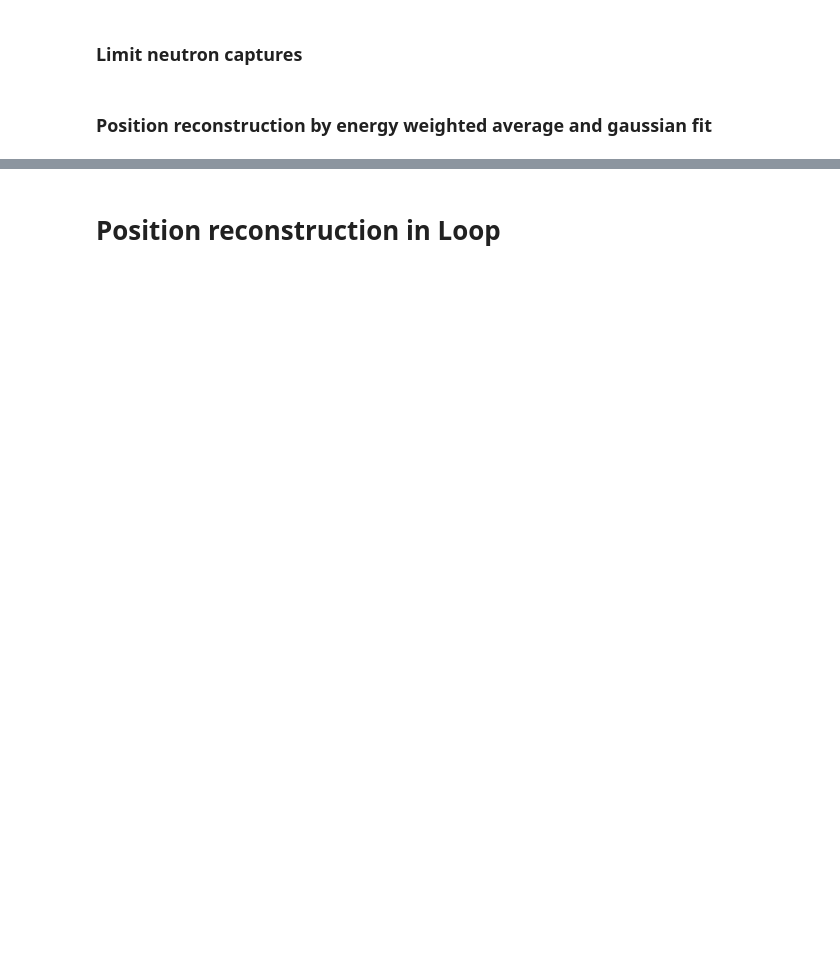
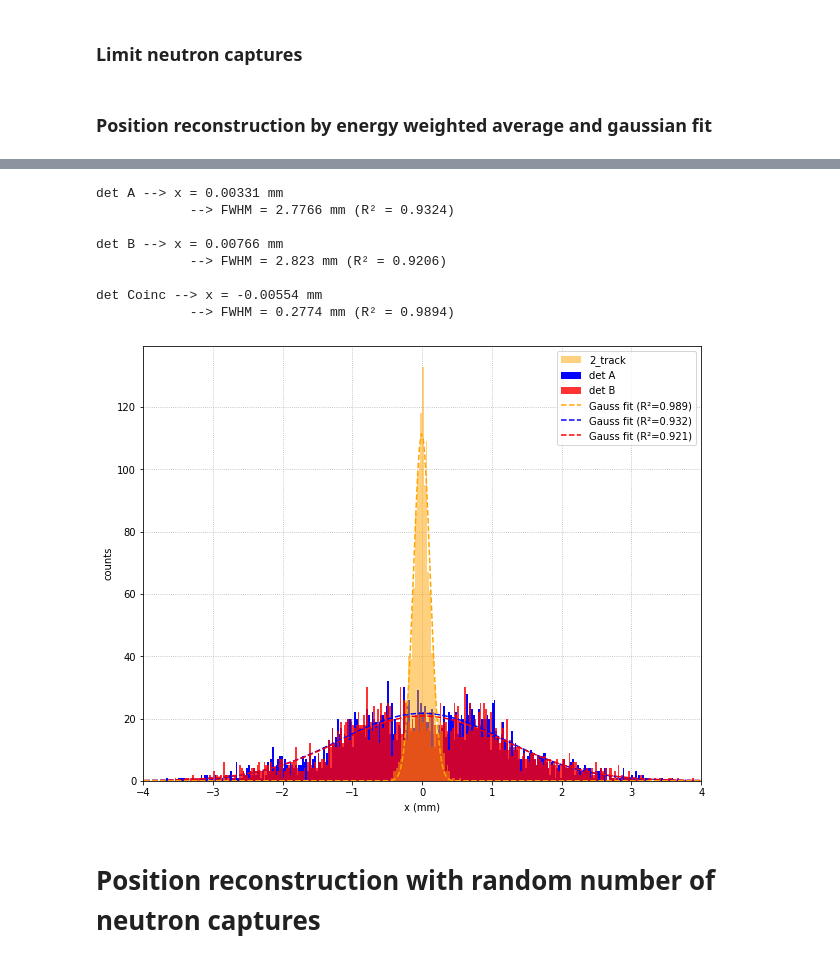
Before and after one commit to duarten-xfel/NeuThin, a Jupyter notebook: CoincidenceDetector.ipynb, the cells around one changed output, grey strips where cells are left out. Cells and saved outputs as stored; diff of their text form; code cells hidden in the pictures; blank space fills up the shorter version.

```diff
--- a/CoincidenceDetector.ipynb
+++ b/CoincidenceDetector.ipynb
@@ -275,13 +289,12 @@ xpos_detB = xpos_aux.groupby('eventID')['xpos_weighted'].sum() / xpos_aux.groupb
 E_detB = np.array(detB.iloc[events_detB_idx]['E']) - np.array(detB.groupby('eventID')['E'].last())
 # %%
 # --- det coinc A & B --- #
-
 bin_min = -4
 bin_max = 4
 bin_res = .025
 BINS = np.linspace(bin_min,bin_max,int((bin_max-bin_min)/bin_res)+1)
 
-plt.figure(1)
+plt.figure(figsize = (10,8))
 plt.rc('axes', axisbelow=True)
 plt.hist(xpos_detA,bins=BINS, label='det A', alpha=.99,color='blue')
 plt.hist(xpos_detB,bins=BINS,label='det B', alpha=.8,color='red')
@@ -296,17 +309,7 @@ plt.xticks(np.linspace(xlim[0],xlim[1],int(abs(xlim[0])+abs(xlim[0])+1)));
 plt.xlabel('x (mm)');
 plt.ylabel('counts');
 
-#### -------------- Gaussian Fit -------------- ####
-
-
-# # --- Lorentzian fit --- #
-# def lorentzian( x, *p):
-#     a, x0, gam = p
-#     return a * gam**2 / ( gam**2 + ( x - x0 )**2)
-
-
-
-
+#### -------------- Gaussian Fits -------------- ####
 # --- det A --- #
 
 hist, bin_edges = np.histogram(xpos_detA, BINS)
@@ -324,60 +327,58 @@ plt.plot(bin_centres,hist_fit_coinc,'--',color='blue', label='Gauss fit (R\u00B2
 print('\ndet A --> x = ' + str(round(coeff[1],5)) + ' mm')
 print('\t    --> FWHM = ' + str(round(FWHM_A,4)) + ' mm (R\u00B2 = ' + str(round(np.sqrt(R2),4)) + ')')
 
-
-xnote = .75; ynote = plt.gca().get_ylim()[1]*2/5
-str_note = 'FWHM(det A) = ' + str(round(FWHM_A,2)) + ' mm'; plt.annotate(str_note,(xnote,ynote))
-
 # --- det B --- #
-
 hist, bin_edges = np.histogram(xpos_detB, BINS)
 bin_centres = (bin_edges[:-1] + bin_edges[1:])/2
 
 coeff, var_matrix = curve_fit(gauss, bin_centres, hist, p0=[max(hist), round(np.mean(bin_edges)), 1.])
 hist_fit_coinc = gauss(bin_centres, *coeff)
 
 FWHM_B = abs(2.355*coeff[2])
 RSS = sum((hist-hist_fit_coinc)**2); TSS = sum((hist-np.mean(hist))**2)
 R2 = 1-RSS/TSS
 
 plt.plot(bin_centres,hist_fit_coinc,'--',color='red', label='Gauss fit (R\u00B2=' + str(round(np.sqrt(R2),3)) + ')'  );
 
 print('\ndet B --> x = ' + str(round(coeff[1],5)) + ' mm')
 print('\t    --> FWHM = ' + str(round(FWHM_B,4)) + ' mm (R\u00B2 = ' + str(round(np.sqrt(R2),4)) + ')')
 
-yspace = plt.gca().get_ylim()[1]/15;
-str_note = 'FWHM(det B) = ' + str(round(FWHM_B,2)) + ' mm'; plt.annotate(str_note,(xnote,ynote-yspace))
-
-
 # --- det Coinc --- #
 
-# hist, bin_edges = np.histogram(xpos_coinc, BINS)
-# bin_centres = (bin_edges[:-1] + bin_edges[1:])/2
+hist, bin_edges = np.histogram(xpos_coinc, BINS)
+bin_centres = (bin_edges[:-1] + bin_edges[1:])/2
 
-# coeff, var_matrix = curve_fit(gauss, bin_centres, hist, p0=[max(hist), round(np.mean(bin_edges)), 1.])
-# hist_fit_coinc = gauss(bin_centres, *coeff)
+coeff, var_matrix = curve_fit(gauss, bin_centres, hist, p0=[max(hist), round(np.mean(bin_edges)), 1.])
+hist_fit_coinc = gauss(bin_centres, *coeff)
 
-# FWHM_AB = abs(2.355*coeff[2])
-# RSS = sum((hist-hist_fit_coinc)**2); TSS = sum((hist-np.mean(hist))**2)
-# R2 = 1-RSS/TSS
+FWHM_AB = abs(2.355*coeff[2])
+RSS = sum((hist-hist_fit_coinc)**2); TSS = sum((hist-np.mean(hist))**2)
+R2 = 1-RSS/TSS
 
-# plt.plot(bin_centres,hist_fit_coinc,'--',color='orange', label='Gauss fit (R\u00B2=' + str(round(np.sqrt(R2),3)) + ')'  );
+plt.plot(bin_centres,hist_fit_coinc,'--',color='orange', label='Gauss fit (R\u00B2=' + str(round(np.sqrt(R2),3)) + ')'  );
 
-# yspace = plt.gca().get_ylim()[1]/15;
-# str_note = 'FWHM(2_track) = ' + str(round(FWHM_AB,2)) + ' mm'; plt.annotate(str_note,(xnote,ynote-yspace*2))
-
-# print('\ndet Coinc --> x = ' + str(round(coeff[1],5)) + ' mm')
-# print('\t    --> FWHM = ' + str(round(FWHM_AB,4)) + ' mm (R\u00B2 = ' + str(round(np.sqrt(R2),4)) + ')')
+print('\ndet Coinc --> x = ' + str(round(coeff[1],5)) + ' mm')
+print('\t    --> FWHM = ' + str(round(FWHM_AB,4)) + ' mm (R\u00B2 = ' + str(round(np.sqrt(R2),4)) + ')')
 
 
 
 handles, labels = plt.gca().get_legend_handles_labels()
-order = [2,3,0,1]
+order = [2,0,1,5,3,4]
 plt.legend([handles[idx] for idx in order],[labels[idx] for idx in order]);
 
 # plt.savefig('figname.svg', dpi=300);
+# %% [output]
+det A --> x = 0.00331 mm
+            --> FWHM = 2.7766 mm (R² = 0.9324)
+
+det B --> x = 0.00766 mm
+            --> FWHM = 2.823 mm (R² = 0.9206)
+
+det Coinc --> x = -0.00554 mm
+            --> FWHM = 0.2774 mm (R² = 0.9894)
+[figure, added]
-# %% [markdown]
-# Position reconstruction in Loop
+# %% [markdown]
+# Position reconstruction with random number of neutron captures
 # %%
 # --- Create Shuffle arrays --- #
 
```
Also changed, not shown: parts of 26 cells of this notebook.
